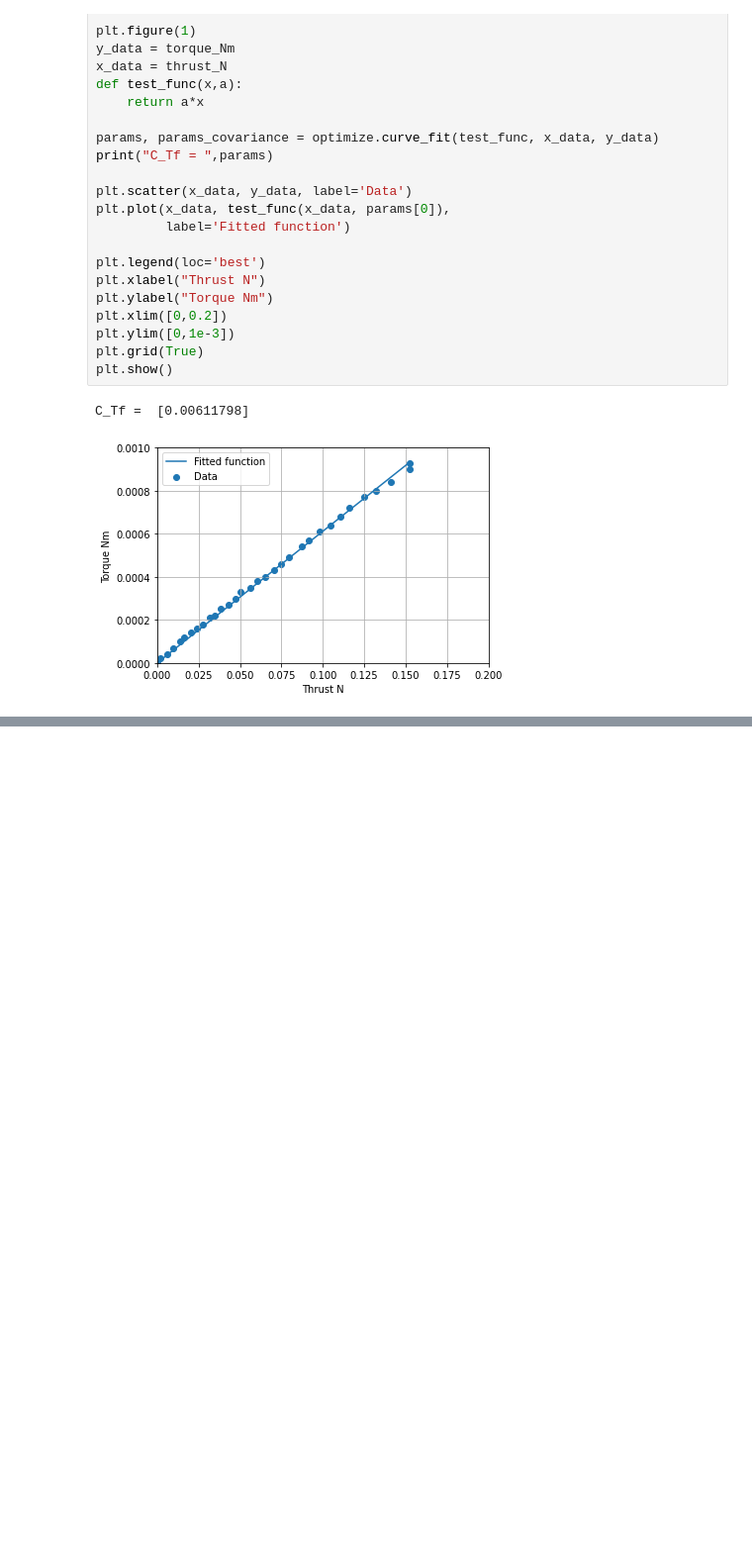
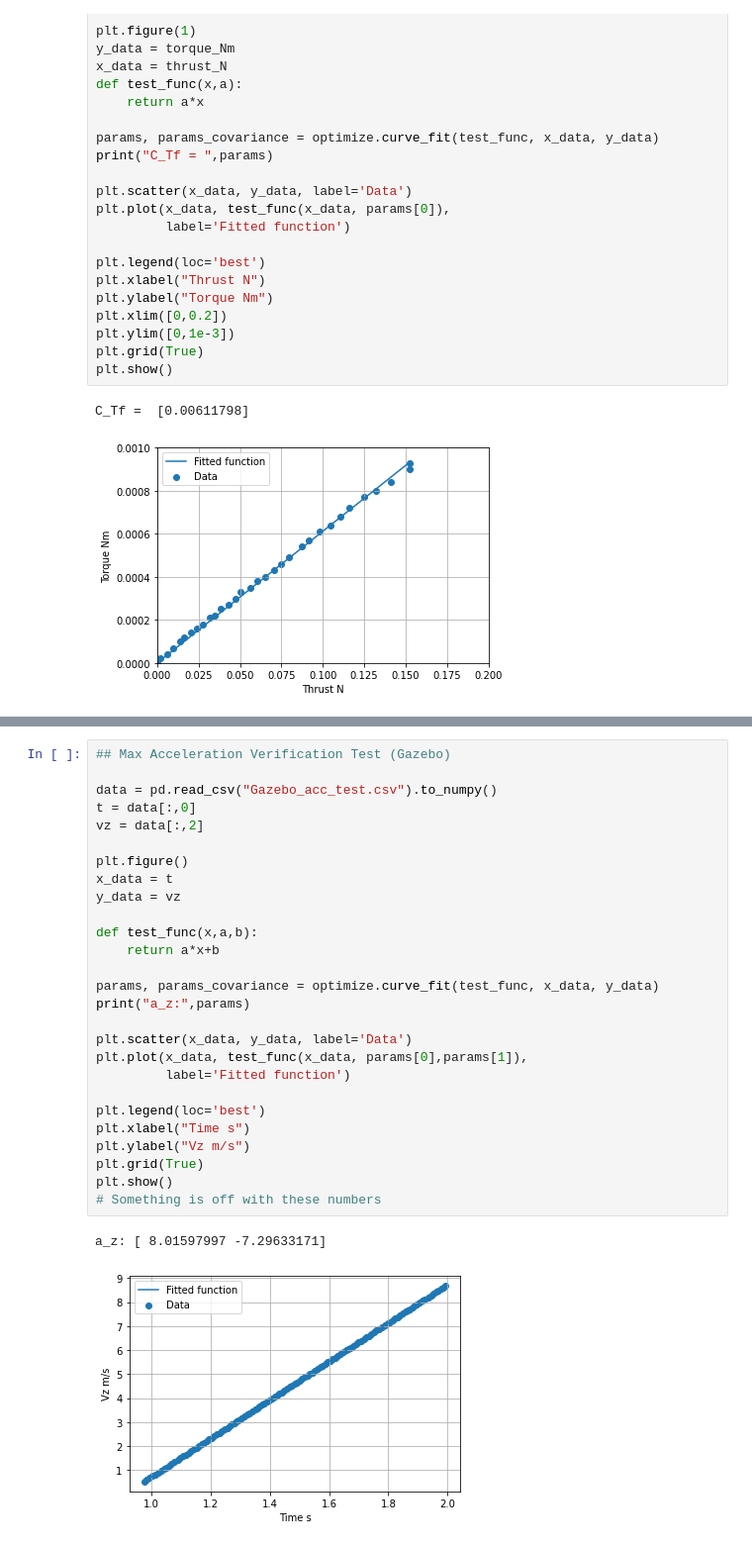
Before and after one commit to bhabas/sar_simulation, a Jupyter notebook: src/Projects/Motor_Constants/Motor_Constants.ipynb, the cells around one changed output, grey strips where cells are left out. Shown at 99% size. Cells and saved outputs as stored; diff of their text form; blank space fills up the shorter version.

Commit message:
Gazebo verification stuff

```diff
--- a/src/Projects/Motor_Constants/Motor_Constants.ipynb
+++ b/src/Projects/Motor_Constants/Motor_Constants.ipynb
@@ -146,3 +147,33 @@ plt.show()
 # %% [output]
 kf =  [1.78669597e-08]
 [figure]
+# %%
+## Max Acceleration Verification Test (Gazebo)
+
+data = pd.read_csv("Gazebo_acc_test.csv").to_numpy()
+t = data[:,0]
+vz = data[:,2]
+
+plt.figure()
+x_data = t
+y_data = vz
+
+def test_func(x,a,b):
+    return a*x+b
+
+params, params_covariance = optimize.curve_fit(test_func, x_data, y_data)
+print("a_z:",params)
+
+plt.scatter(x_data, y_data, label='Data')
+plt.plot(x_data, test_func(x_data, params[0],params[1]),
+         label='Fitted function')
+
+plt.legend(loc='best')
+plt.xlabel("Time s")
+plt.ylabel("Vz m/s")
+plt.grid(True)
+plt.show()
+# Something is off with these numbers
+# %% [output]
+a_z: [ 8.01597997 -7.29633171]
+[figure, added]
```
Also changed, not shown: parts of 1 cell of this notebook, 6 other files.
